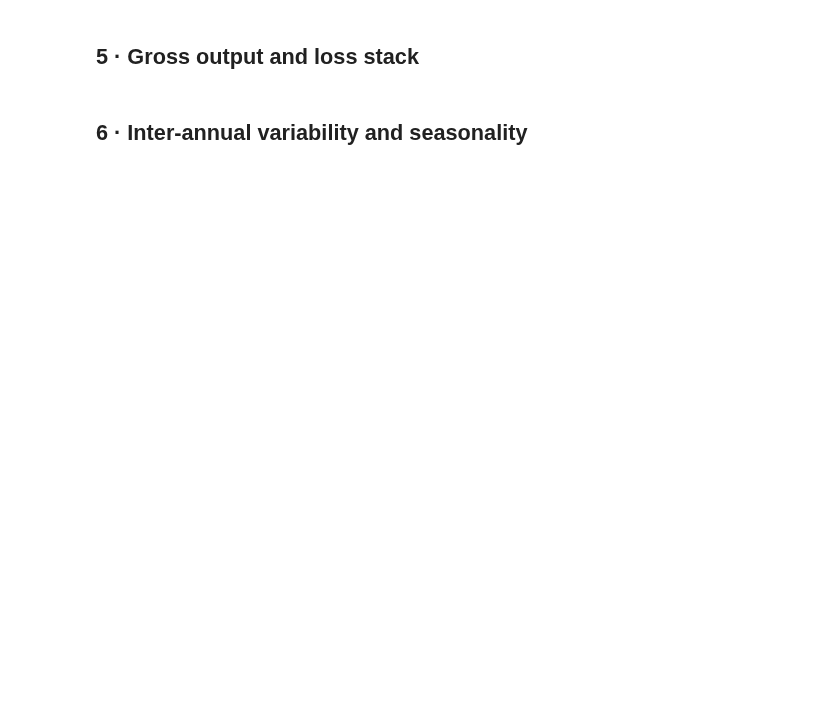
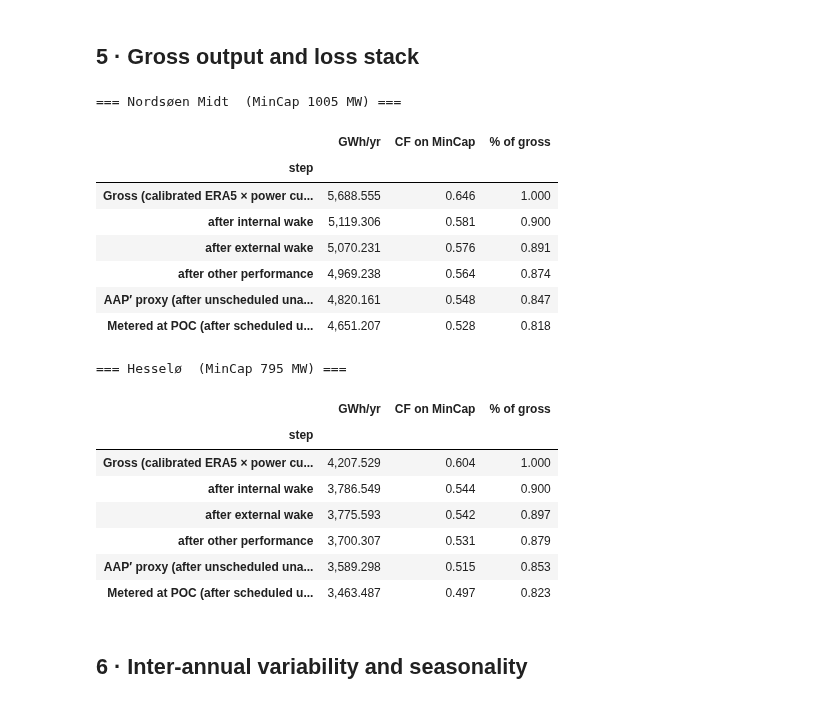
Before and after one commit to fergal567/danish-offshore-cfd-bid-model, a Jupyter notebook: step2/yield_model.ipynb, the cells around one changed output. Cells and saved outputs as stored; diff of their text form; code cells hidden in the pictures; blank space fills up the shorter version.

Commit message:
Step 2: Open-Meteo ERA5, Weibull-calibrated yield model, AAP hand-over for step 3

```diff
--- a/step2/yield_model.ipynb
+++ b/step2/yield_model.ipynb
@@ -51,16 +52,18 @@ CFG = {
     "sites": {
         "NSM": {"name": "Nordsøen Midt", "zone": "DK1", "lat": 56.00, "lon": 7.55,
                 "n_turbines": 67, "alpha": 0.07, "target_mean_150": 10.44,
+                "weibull_A_150": 11.76, "weibull_k_150": 2.25,
                 "wake_internal": 0.10, "wake_external": 0.010},
         "HES": {"name": "Hesselø", "zone": "DK2", "lat": 56.352, "lon": 11.698,
                 "n_turbines": 53, "alpha": 0.09, "target_mean_150": 9.63,
+                "weibull_A_150": 10.99, "weibull_k_150": 2.22,
                 "wake_internal": 0.10, "wake_external": 0.003},
     },
     "losses": {"other_performance": 0.02, "unscheduled_unavail": 0.03,
                "scheduled_unavail": 0.01, "electrical": 0.025},
     "options": {
         "shear_method": "site_alpha",   # "site_alpha" (constant, Energinet) or "era5_alpha" (hourly 10→100 m)
-        "calibrate": True,              # scale ERA5 so the long-term mean matches Energinet's LiDAR-based value
+        "calibrate": "weibull_qm",      # "weibull_qm": map ERA5 onto Energinet's Weibull (A, k); "mean": scale to mean only; None: raw ERA5
         "density_correction": False,    # IEC-style wind-speed adjustment (rho/1.225)^(1/3)
         "wake_shape": "ct_weighted",    # "flat" or "ct_weighted" (bigger losses where thrust is high)
     },
@@ -145,9 +166,19 @@ calib = []
 for s, df in era5.items():
     sc = CFG["sites"][s]
     df["ws_hub_raw"] = hub_speed(df, sc)
-    factor = sc["target_mean_150"] / df.ws_hub_raw.mean() if CFG["options"]["calibrate"] else 1.0
-    df["ws_hub"] = df.ws_hub_raw * factor
-    sc["calibration_factor"] = float(factor)
-    calib.append({"site": s, "ERA5 mean @150m (raw)": df.ws_hub_raw.mean(),
-                  "Energinet LT mean @150m": sc["target_mean_150"], "scale factor": factor})
+    method = CFG["options"]["calibrate"]
+    if method == "weibull_qm":
+        # Quantile mapping: keep ERA5's hour-by-hour ranking (timing, weather sequence),
+        # replace its distribution with Energinet's long-term Weibull at 150 m.
+        r = (df.ws_hub_raw.rank(method="average") - 0.5) / len(df)
+        df["ws_hub"] = sc["weibull_A_150"] * (-np.log(1 - r)) ** (1 / sc["weibull_k_150"])
+    elif method == "mean":
+        df["ws_hub"] = df.ws_hub_raw * sc["target_mean_150"] / df.ws_hub_raw.mean()
+    else:
+        df["ws_hub"] = df.ws_hub_raw
+    k_era5 = weibull_min.fit(df.ws_hub_raw[df.ws_hub_raw > 0.3], floc=0)[0]
+    sc["calibration_factor_mean"] = float(df.ws_hub.mean() / df.ws_hub_raw.mean())
+    calib.append({"site": s, "ERA5 mean @150m (raw)": df.ws_hub_raw.mean(), "ERA5 Weibull k": k_era5,
+                  "Energinet mean @150m": sc["target_mean_150"], "Energinet k": sc["weibull_k_150"],
+                  "calibrated mean": df.ws_hub.mean(), "mean ratio": sc["calibration_factor_mean"]})
 pd.DataFrame(calib).set_index("site")
@@ -172,33 +208,64 @@ for s, df in era5.items():
     out["gross_raw_MW"] = sc["n_turbines"] * turbine_power_MW(df.ws_hub_raw.values)
     out["wake_int"] = wake_loss_series(df.ws_hub, out.gross_MW, sc["wake_internal"])
     out["wake_ext"] = wake_loss_series(df.ws_hub, out.gross_MW, sc["wake_external"])
     potential = out.gross_MW * (1 - out.wake_int) * (1 - out.wake_ext) * (1 - Ls["other_performance"])
     out["potential_MW"] = potential.clip(upper=sc["mincap_MW"])          # turbine-level potential, all turbines available
     out["aap_proxy_MWh"] = out.potential_MW * (1 - Ls["unscheduled_unavail"])   # CfD volume (AAP′), 1 h steps
     out["metered_MWh"] = (out.potential_MW
                           * (1 - Ls["unscheduled_unavail"] - Ls["scheduled_unavail"])
                           * (1 - Ls["electrical"]))                       # sold at POC
     res[s] = out
 
+# ERA5 wind is an instantaneous value at the top of each hour (UTC). Prices and the CfD
+# settle on hour intervals, so convert power at instants into energy for the hour that
+# BEGINS at time_utc: E[t, t+1) = (P(t) + P(t+1)) / 2  (trapezoid). Last hour: P(t).
+ENERGY_COLS = ["gross_MW", "gross_raw_MW", "potential_MW", "aap_proxy_MWh", "metered_MWh"]
+for s, o in res.items():
+    for c in ENERGY_COLS:
+        nxt = o[c].shift(-1)
+        # only average with the next value if it really is the next hour
+        consecutive = (o.index.to_series().shift(-1) - o.index.to_series()) == pd.Timedelta("1h")
+        o[c] = np.where(consecutive, 0.5 * (o[c] + nxt), o[c])
+CFG["options"]["hour_convention"] = "hour-beginning UTC; energy = trapezoid of ERA5 top-of-hour values"
+
 def waterfall(s):
     o, sc, Ls = res[s], CFG["sites"][s], CFG["losses"]
     yrs = o.index.year.nunique() if len(o) > 8000 else len(o) / 8760
     per_yr = lambda x: x.sum() / 1000 / yrs  # GWh/yr
     g = per_yr(o.gross_MW)
     steps = [("Gross (calibrated ERA5 × power curve)", g),
              ("after internal wake", per_yr(o.gross_MW * (1 - o.wake_int))),
              ("after external wake", per_yr(o.gross_MW * (1 - o.wake_int) * (1 - o.wake_ext))),
              ("after other performance", per_yr(o.potential_MW)),
              ("AAP′ proxy (after unscheduled unavail.)", per_yr(o.aap_proxy_MWh)),
              ("Metered at POC (after scheduled unavail. + electrical)", per_yr(o.metered_MWh))]
     t = pd.DataFrame(steps, columns=["step", "GWh/yr"]).set_index("step")
     t["CF on MinCap"] = t["GWh/yr"] * 1000 / (sc["mincap_MW"] * 8760)
     t["% of gross"] = t["GWh/yr"] / g
     return t
 
 for s in res:
     print(f"\n=== {CFG['sites'][s]['name']}  (MinCap {CFG['sites'][s]['mincap_MW']:.0f} MW) ===")
     display(waterfall(s))
+# %% [output]
+=== Nordsøen Midt  (MinCap 1005 MW) ===
+|  | GWh/yr | CF on MinCap | % of gross |
+| step |  |  |  |
+| Gross (calibrated ERA5 × power cu... | 5,688.555 | 0.646 | 1.000 |
+| after internal wake | 5,119.306 | 0.581 | 0.900 |
+| after external wake | 5,070.231 | 0.576 | 0.891 |
+| after other performance | 4,969.238 | 0.564 | 0.874 |
+| AAP′ proxy (after unscheduled una... | 4,820.161 | 0.548 | 0.847 |
+| Metered at POC (after scheduled u... | 4,651.207 | 0.528 | 0.818 |
+=== Hesselø  (MinCap 795 MW) ===
+|  | GWh/yr | CF on MinCap | % of gross |
+| step |  |  |  |
+| Gross (calibrated ERA5 × power cu... | 4,207.529 | 0.604 | 1.000 |
+| after internal wake | 3,786.549 | 0.544 | 0.900 |
+| after external wake | 3,775.593 | 0.542 | 0.897 |
+| after other performance | 3,700.307 | 0.531 | 0.879 |
+| AAP′ proxy (after unscheduled una... | 3,589.298 | 0.515 | 0.853 |
+| Metered at POC (after scheduled u... | 3,463.487 | 0.497 | 0.823 |
 # %% [markdown]
 ## 6 · Inter-annual variability and seasonality
 # %%
```
Also changed, not shown: parts of 13 cells of this notebook, 7 other files.
